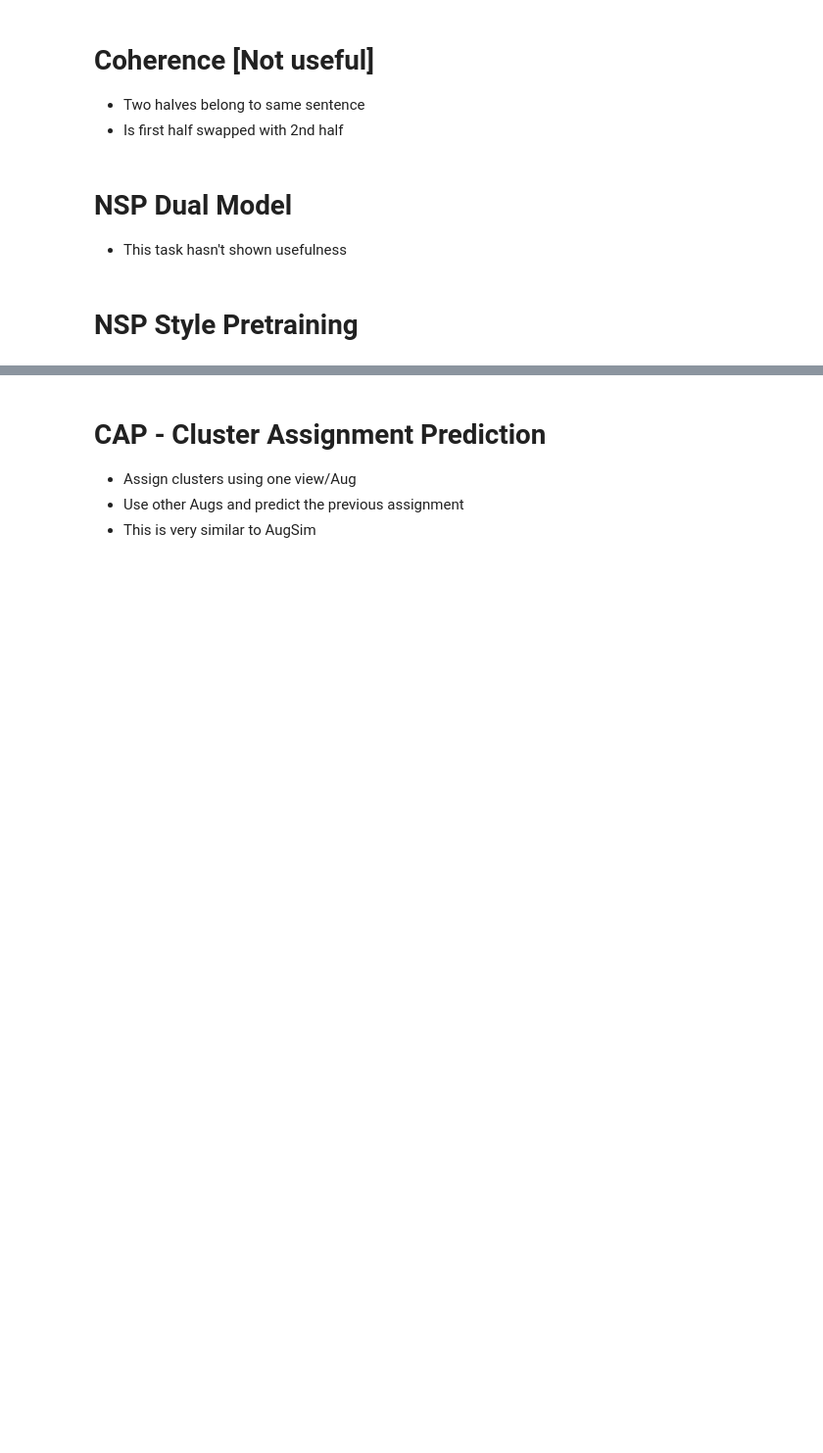
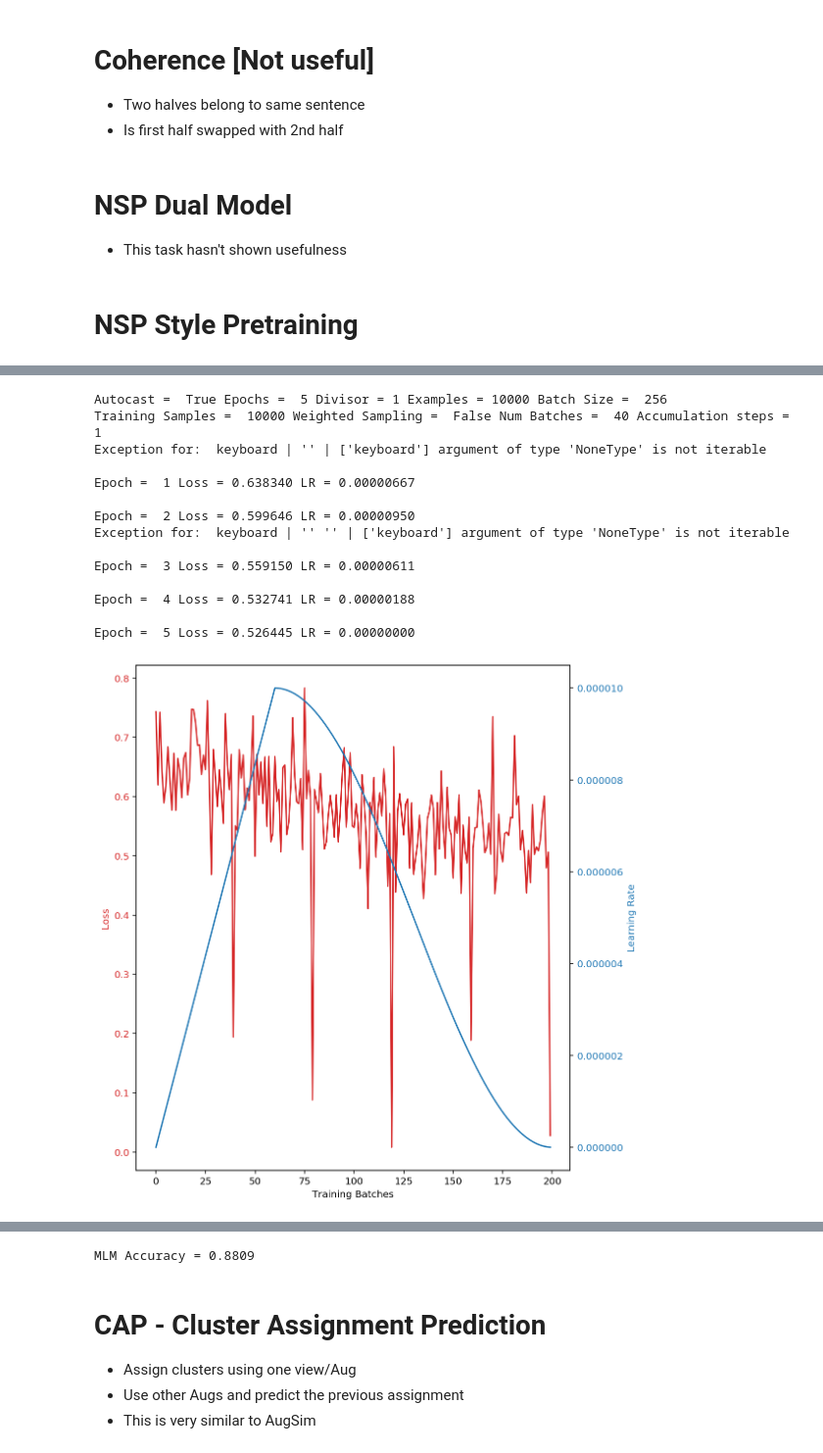
Before and after one commit to faizanahemad/facebook-hateful-memes, a Jupyter notebook: notebooks/SSL-Bert.ipynb, the cells around one changed output, grey strips where cells are left out. Shown at 98% size. Cells and saved outputs as stored; diff of their text form; code cells hidden in the pictures; blank space fills up the shorter version.

```diff
--- a/notebooks/SSL-Bert.ipynb
+++ b/notebooks/SSL-Bert.ipynb
@@ -668,0 +914,58 @@ save(model.model, model.tokenizer, output_dir=output_model + "-nsp")
+# %%
+
+epochs = 5
+batch_size = 256
+optimizer_class = torch.optim.AdamW
+optimizer_params = dict(lr=1e-5, betas=(0.9, 0.98), eps=1e-08, weight_decay=1e-2)
+
+lr_strategy = {
+    "model": {
+        "model": {
+        "finetune": False,
+        "encoder": {
+            "layer": {
+                "2": {"finetune": True},
+                "3": {"finetune": True},
+                "4": {"finetune": True},
+                "5": {"finetune": True},
+                "lr": optimizer_params["lr"],
+            },
+            "finetune": False,
+
+            },
+        }
+    },
+    "final_layer": {
+        "finetune": True
+    }
+
+}
+
+
+_ = group_wise_finetune(smclr, lr_strategy)
+params_conf, _ = group_wise_lr(smclr, lr_strategy)
+optimizer = optimizer_class(params_conf, **optimizer_params)
+train_losses, learning_rates = train(smclr, optimizer, scheduler_init_fn, batch_size, epochs, dataset,
+                                     model_call_back=None, accumulation_steps=1, plot=True, collate_fn=None,
+                                     sampling_policy=None, class_weights=None)
+
+
+
+smclr.plot_loss_acc_hist()
+acc = smclr.test_accuracy(batch_size, dataset, collate_fn=None)
+# %% [output]
+Autocast =  True Epochs =  5 Divisor = 1 Examples = 10000 Batch Size =  256
+Training Samples =  10000 Weighted Sampling =  False Num Batches =  40 Accumulation steps =  1
+Exception for:  keyboard | '' | ['keyboard'] argument of type 'NoneType' is not iterable
+
+Epoch =  1 Loss = 0.638340 LR = 0.00000667
+
+Epoch =  2 Loss = 0.599646 LR = 0.00000950
+Exception for:  keyboard | '' '' | ['keyboard'] argument of type 'NoneType' is not iterable
+
+Epoch =  3 Loss = 0.559150 LR = 0.00000611
+
+Epoch =  4 Loss = 0.532741 LR = 0.00000188
+
+Epoch =  5 Loss = 0.526445 LR = 0.00000000
+[figure, added]
@@ -668,0 +973 @@ save(model.model, model.tokenizer, output_dir=output_model + "-nsp")
+MLM Accuracy = 0.8809
```
Also changed, not shown: parts of 14 cells of this notebook.
